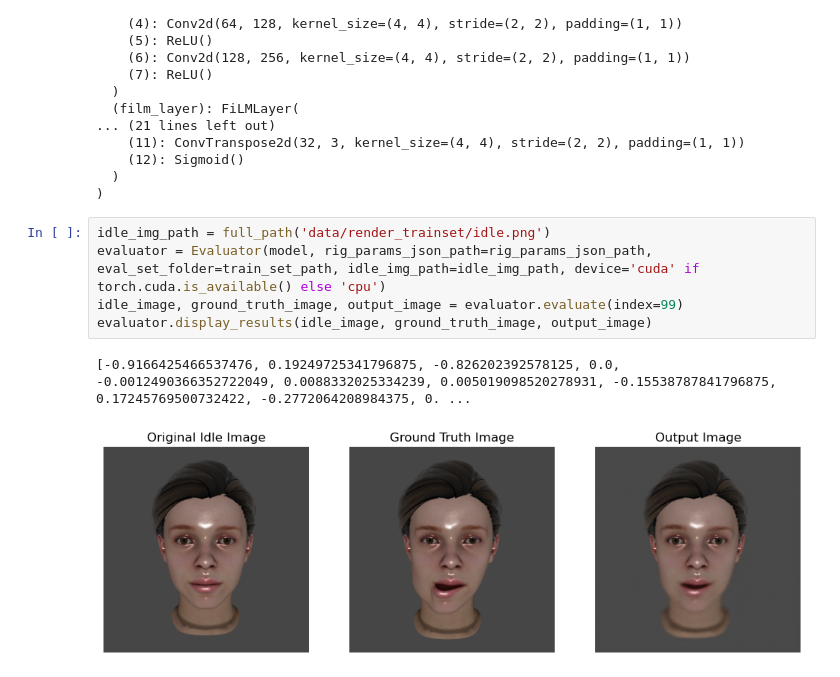
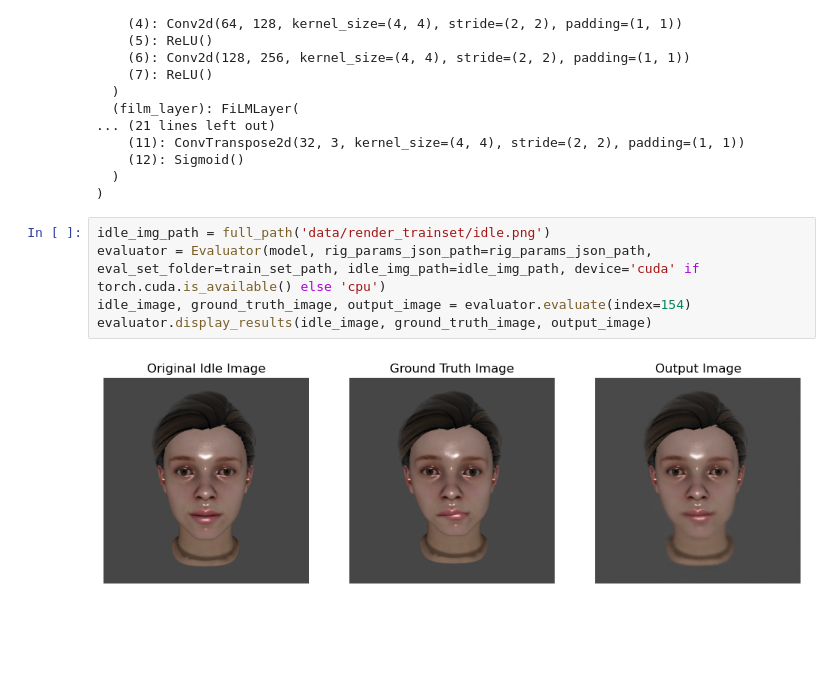
Before and after one commit to Leonpa/Master-Thesis, a Jupyter notebook: Neural_Rendering.ipynb, the cells around one changed output. Saved outputs shown, nothing was run; the diff lists cells and outputs as text; blank space fills up the shorter version.

```diff
--- a/Neural_Rendering.ipynb
+++ b/Neural_Rendering.ipynb
@@ -189,8 +189,7 @@ SurrogateVAE(
 # %%
 idle_img_path = full_path('data/render_trainset/idle.png')
 evaluator = Evaluator(model, rig_params_json_path=rig_params_json_path, eval_set_folder=train_set_path, idle_img_path=idle_img_path, device='cuda' if torch.cuda.is_available() else 'cpu')
-idle_image, ground_truth_image, output_image = evaluator.evaluate(index=99)
+idle_image, ground_truth_image, output_image = evaluator.evaluate(index=154)
 evaluator.display_results(idle_image, ground_truth_image, output_image)
 # %% [output]
-[-0.9166425466537476, 0.19249725341796875, -0.826202392578125, 0.0, -0.0012490366352722049, 0.0088332025334239, 0.005019098520278931, -0.15538787841796875, 0.17245769500732422, -0.2772064208984375, 0. ...
-[figure, old version]
+[figure, new version]
```
Also changed, not shown: 4 other files.
